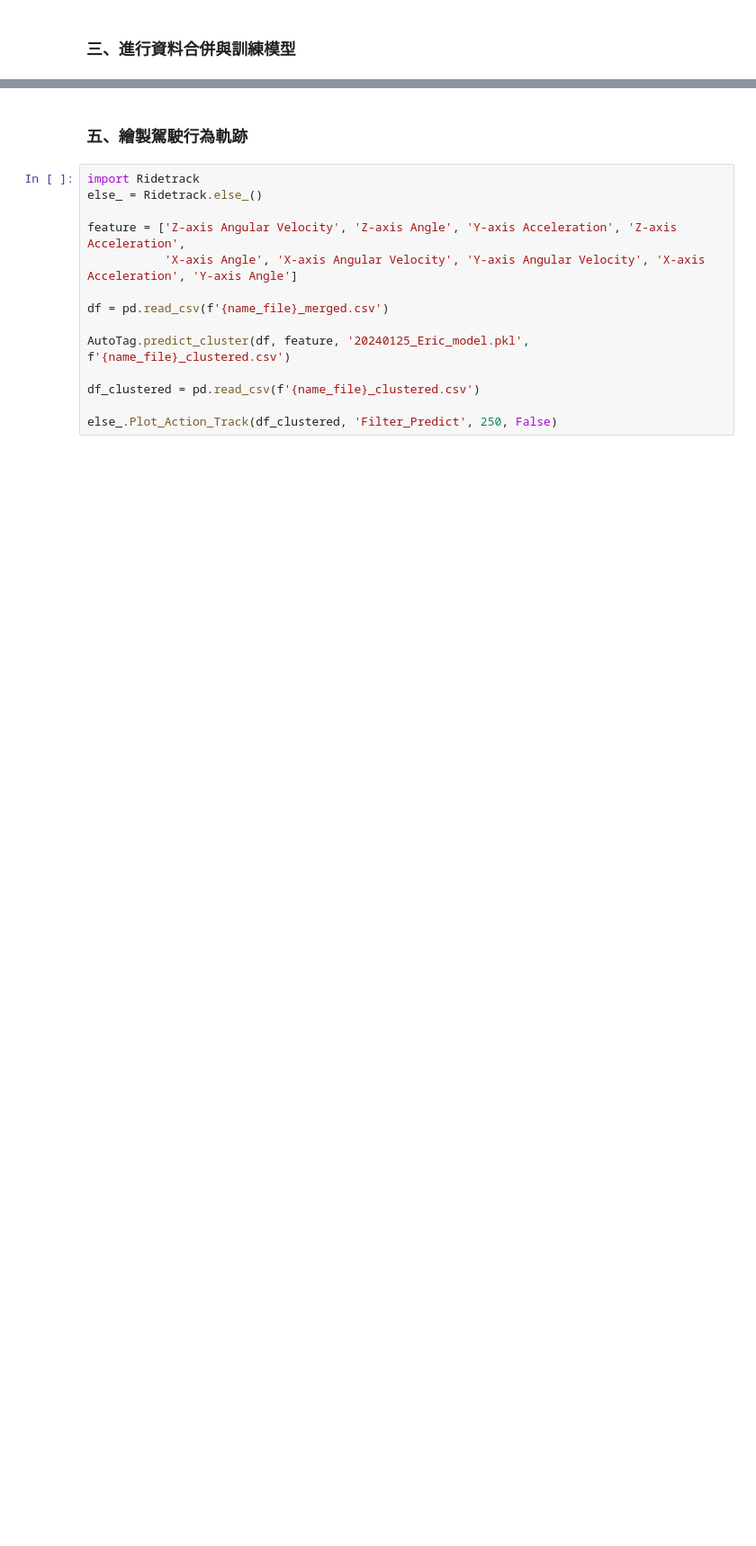
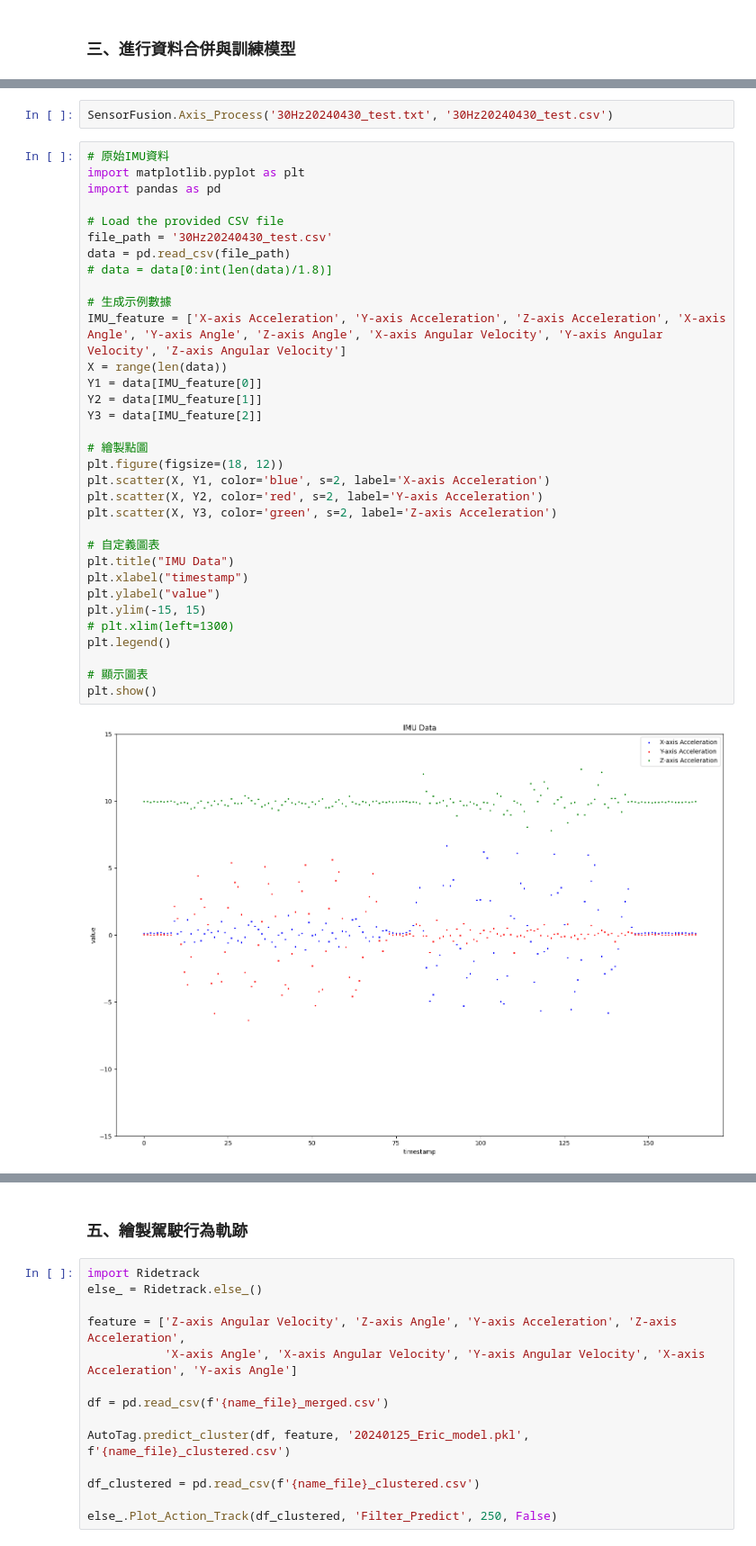
Before and after one commit to SROP6313/Motor_RideTrack, a Jupyter notebook: Process_v3.ipynb, the cells around one changed output, grey strips where cells are left out. Shown at 90% size. Cells and saved outputs as stored; diff of their text form; blank space fills up the shorter version.

```diff
--- a/Process_v3.ipynb
+++ b/Process_v3.ipynb
@@ -186,0 +126,37 @@ Execution time: 0.0 hours 5.0 minutes 20.55063009262085 seconds
+# %%
+SensorFusion.Axis_Process('30Hz20240430_test.txt', '30Hz20240430_test.csv')
+# %%
+# 原始IMU資料
+import matplotlib.pyplot as plt
+import pandas as pd
+
+# Load the provided CSV file
+file_path = '30Hz20240430_test.csv'
+data = pd.read_csv(file_path)
+# data = data[0:int(len(data)/1.8)]
+
+# 生成示例數據
+IMU_feature = ['X-axis Acceleration', 'Y-axis Acceleration', 'Z-axis Acceleration', 'X-axis Angle', 'Y-axis Angle', 'Z-axis Angle', 'X-axis Angular Velocity', 'Y-axis Angular Velocity', 'Z-axis Angular Velocity']
+X = range(len(data))
+Y1 = data[IMU_feature[0]]
+Y2 = data[IMU_feature[1]]
+Y3 = data[IMU_feature[2]]
+
+# 繪製點圖
+plt.figure(figsize=(18, 12))
+plt.scatter(X, Y1, color='blue', s=2, label='X-axis Acceleration')
+plt.scatter(X, Y2, color='red', s=2, label='Y-axis Acceleration')
+plt.scatter(X, Y3, color='green', s=2, label='Z-axis Acceleration')
+
+# 自定義圖表
+plt.title("IMU Data")
+plt.xlabel("timestamp")
+plt.ylabel("value")
+plt.ylim(-15, 15)
+# plt.xlim(left=1300)
+plt.legend()
+
+# 顯示圖表
+plt.show()
+# %% [output]
+[figure, added]
```
Also changed, not shown: parts of 6 cells of this notebook, 2 other files.
